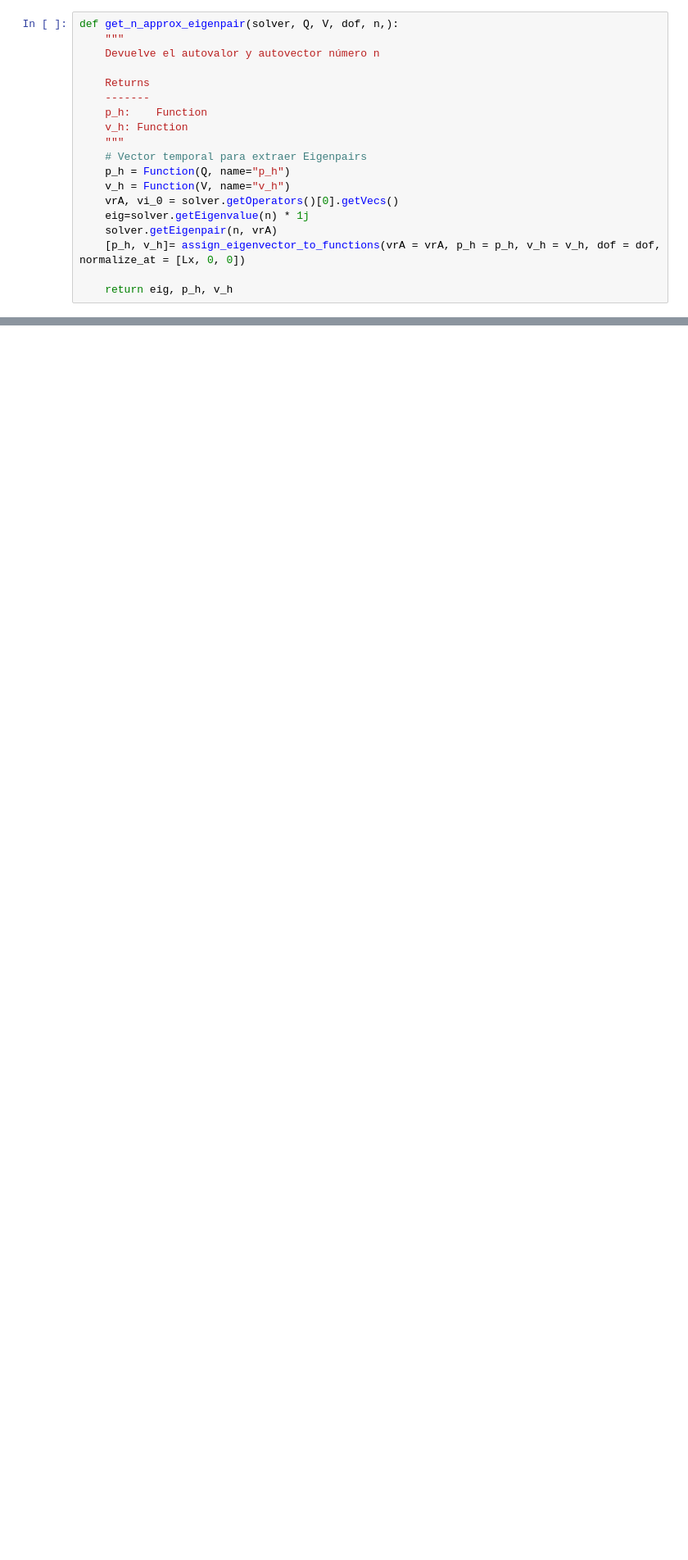
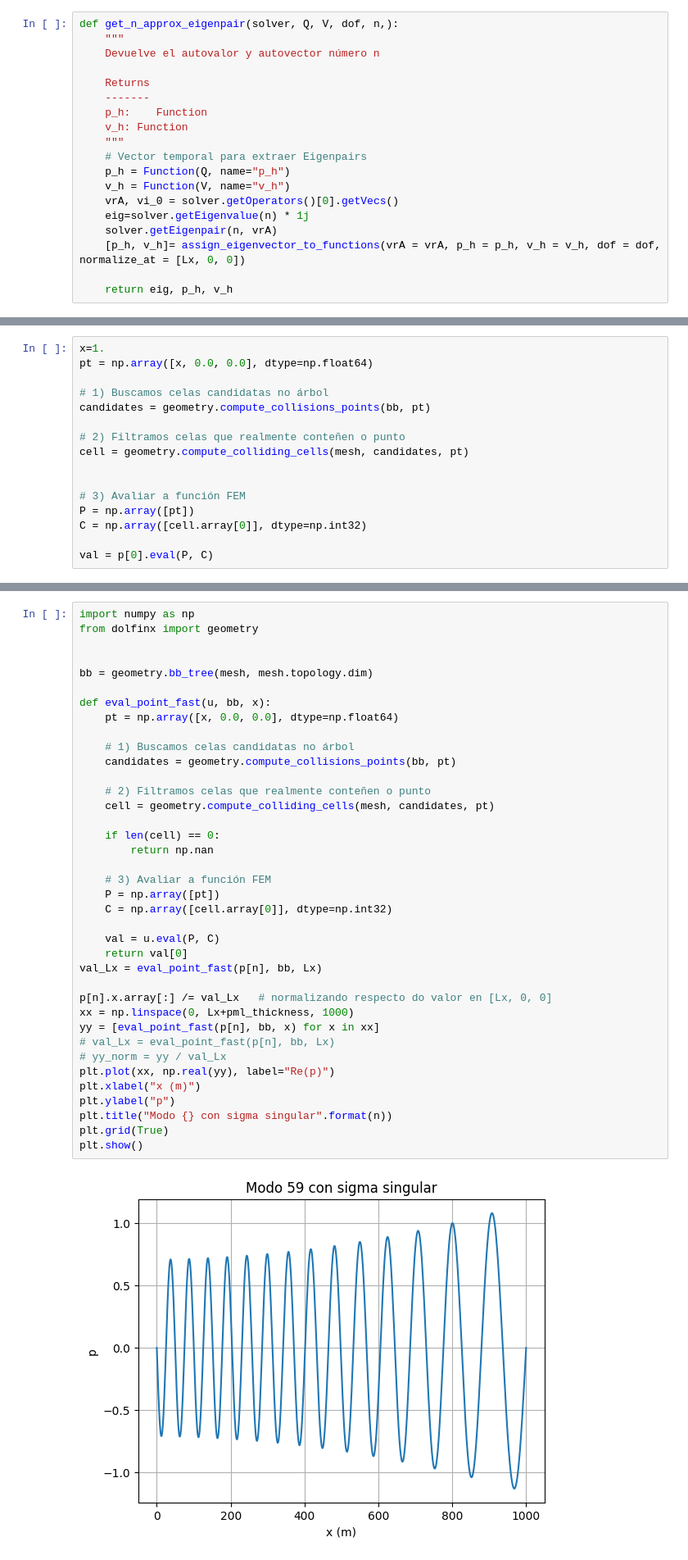
Before and after one commit to sararecondo/HPR-1D, a Jupyter notebook: 1D-Figure-09.ipynb, the cells around one changed output, grey strips where cells are left out. Shown: that part at 82% size. Drawn from its saved outputs; the diff is of its cells as text; blank space fills up the shorter version.

```diff
--- a/1D-Figure-09.ipynb
+++ b/1D-Figure-09.ipynb
@@ -321,0 +383,16 @@ plt.show()
+# %%
+x=1.
+pt = np.array([x, 0.0, 0.0], dtype=np.float64)
+
+# 1) Buscamos celas candidatas no árbol
+candidates = geometry.compute_collisions_points(bb, pt)
+
+# 2) Filtramos celas que realmente conteñen o punto
+cell = geometry.compute_colliding_cells(mesh, candidates, pt)
+
+
+# 3) Avaliar a función FEM
+P = np.array([pt])
+C = np.array([cell.array[0]], dtype=np.int32)
+
+val = p[0].eval(P, C)
@@ -322 +403,41 @@ plt.show()
+# %%
+import numpy as np
+from dolfinx import geometry
+
+
+bb = geometry.bb_tree(mesh, mesh.topology.dim)
+
+def eval_point_fast(u, bb, x):
+    pt = np.array([x, 0.0, 0.0], dtype=np.float64)
+
+    # 1) Buscamos celas candidatas no árbol
+    candidates = geometry.compute_collisions_points(bb, pt)
+
+    # 2) Filtramos celas que realmente conteñen o punto
+    cell = geometry.compute_colliding_cells(mesh, candidates, pt)
+
+    if len(cell) == 0:
+        return np.nan
+
+    # 3) Avaliar a función FEM
+    P = np.array([pt])
+    C = np.array([cell.array[0]], dtype=np.int32)
+
+    val = u.eval(P, C)
+    return val[0]
+val_Lx = eval_point_fast(p[n], bb, Lx)
+
+p[n].x.array[:] /= val_Lx   # normalizando respecto do valor en [Lx, 0, 0]
+xx = np.linspace(0, Lx+pml_thickness, 1000)
+yy = [eval_point_fast(p[n], bb, x) for x in xx]
+# val_Lx = eval_point_fast(p[n], bb, Lx)
+# yy_norm = yy / val_Lx
+plt.plot(xx, np.real(yy), label="Re(p)")
+plt.xlabel("x (m)")
+plt.ylabel("p")
+plt.title("Modo {} con sigma singular".format(n))
+plt.grid(True)
+plt.show()
+# %% [output]
+[figure, added]
 # %%
```
Also changed, not shown: parts of 8 cells of this notebook, 8 other files.
